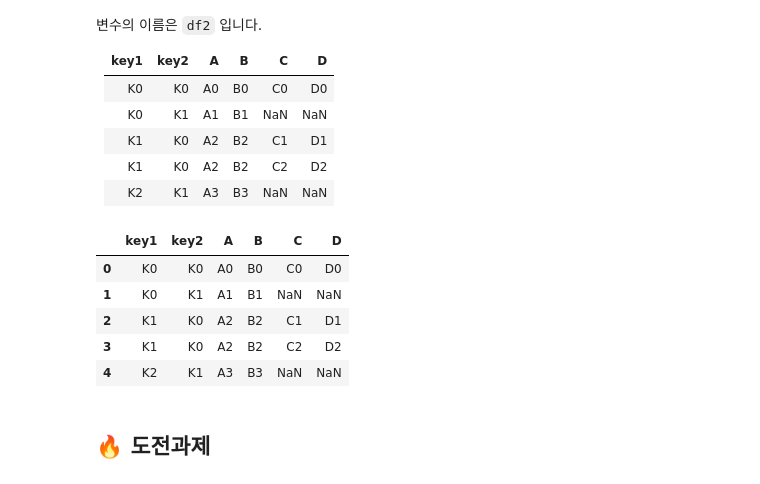
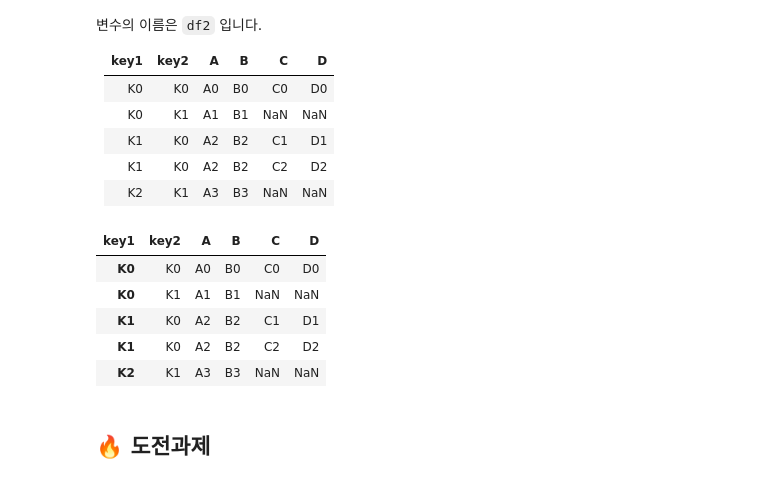
Before and after one commit to ttogle918/ds-zip, a Jupyter notebook: n113-data-manipulation/n113a-data-manipulation.ipynb, the cells around one changed output. Cells and saved outputs as stored; diff of their text form; code cells hidden in the pictures.

```diff
--- a/n113-data-manipulation/n113a-data-manipulation.ipynb
+++ b/n113-data-manipulation/n113a-data-manipulation.ipynb
@@ -219,32 +226,31 @@ pandas merge의 options중 how 에는 여러가지 옵션들이 있습니다.
 # %%
 import pandas as pd
 
 left = pd.DataFrame({'key1': ['K0', 'K0', 'K1', 'K2'],
                      'key2': ['K0', 'K1', 'K0', 'K1'],
                      'A': ['A0', 'A1', 'A2', 'A3'],
                      'B': ['B0', 'B1', 'B2', 'B3']})
 
 right = pd.DataFrame({'key1': ['K0', 'K1', 'K1', 'K2'],
                       'key2': ['K0', 'K0', 'K0', 'K0'],
                       'C': ['C0', 'C1', 'C2', 'C3'],
                       'D': ['D0', 'D1', 'D2', 'D3']})
 
 df2 = left.merge(right, how = 'left', on = ['key1', 'key2'])
-# df2 = df2.drop(, axis=1)
+
+# index 제거
 df2.columns.name = None  # Unnamed: 0 제거
-
-# df2.drop(columns=[0])
-# print(df2.columns)
-# df2.hide_index()
-# df2.set_index('key1')
+df2 = df2.set_index('key1')
+df2.index.name = None
+df2.columns.name = 'key1'
 df2
 # %% [output]
-|  | key1 | key2 | A | B | C | D |
-| 0 | K0 | K0 | A0 | B0 | C0 | D0 |
-| 1 | K0 | K1 | A1 | B1 | NaN | NaN |
-| 2 | K1 | K0 | A2 | B2 | C1 | D1 |
-| 3 | K1 | K0 | A2 | B2 | C2 | D2 |
-| 4 | K2 | K1 | A3 | B3 | NaN | NaN |
+| key1 | key2 | A | B | C | D |
+| K0 | K0 | A0 | B0 | C0 | D0 |
+| K0 | K1 | A1 | B1 | NaN | NaN |
+| K1 | K0 | A2 | B2 | C1 | D1 |
+| K1 | K0 | A2 | B2 | C2 | D2 |
+| K2 | K1 | A3 | B3 | NaN | NaN |
 # %% [markdown]
 ## 🔥 도전과제
 # %% [markdown]
```
Also changed, not shown: parts of 8 cells of this notebook.
